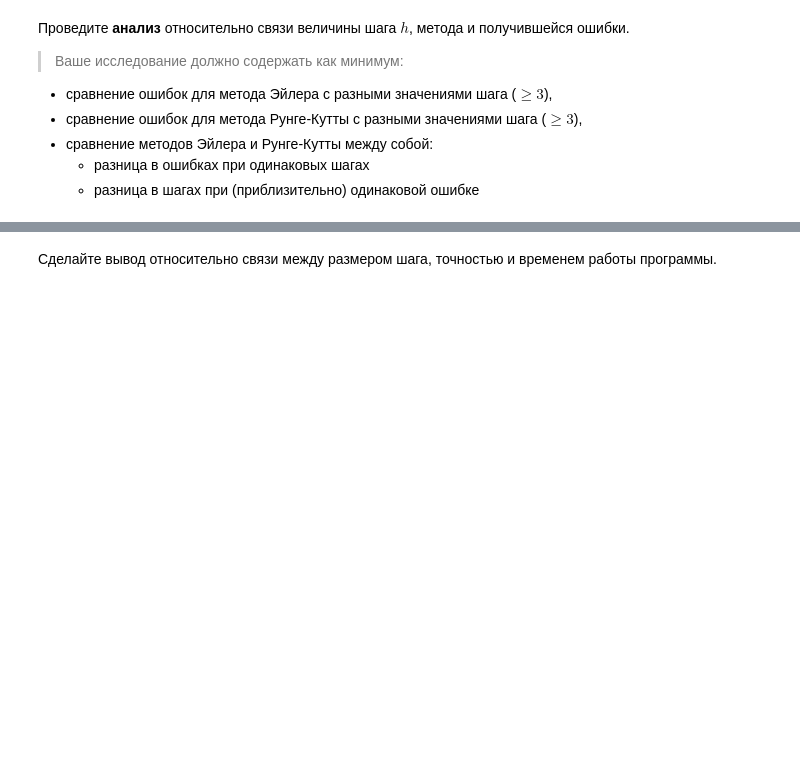
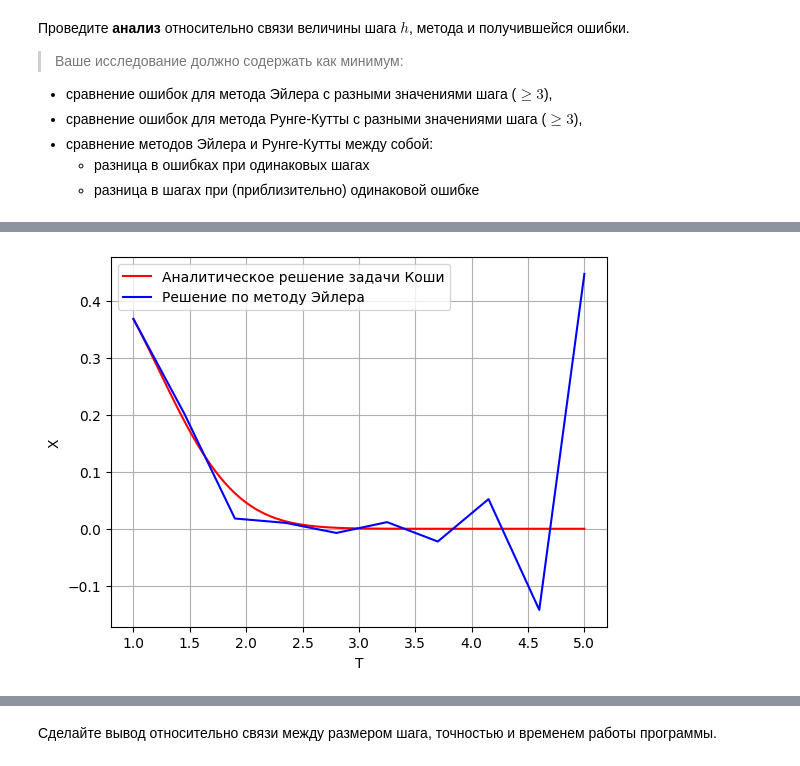
Before and after one commit to dimassolovev/differential-equations, a Jupyter notebook: lab_1.ipynb, the cells around one changed output, grey strips where cells are left out. Drawn from its saved outputs; the diff is of its cells as text; code cells hidden in the pictures; blank space fills up the shorter version.

```diff
--- a/lab_1.ipynb
+++ b/lab_1.ipynb
@@ -225,0 +364,12 @@ def phi(t):
+# %%
+# Начальные условия
+t_segment = [1, 5]
+x_0 = [np.exp(-1)]
+
+dt = 0.45
+euler_t, euler_x = Euler_method(f, t_segment, x_0, dt)
+
+plot_func(t_segment, phi, "red", "Aналитическое решение задачи Коши")
+plot_arr(euler_t, euler_x, "blue", "Решение по методу Эйлера")
+# %% [output]
+[figure, added]
```
Also changed, not shown: parts of 27 cells of this notebook.
